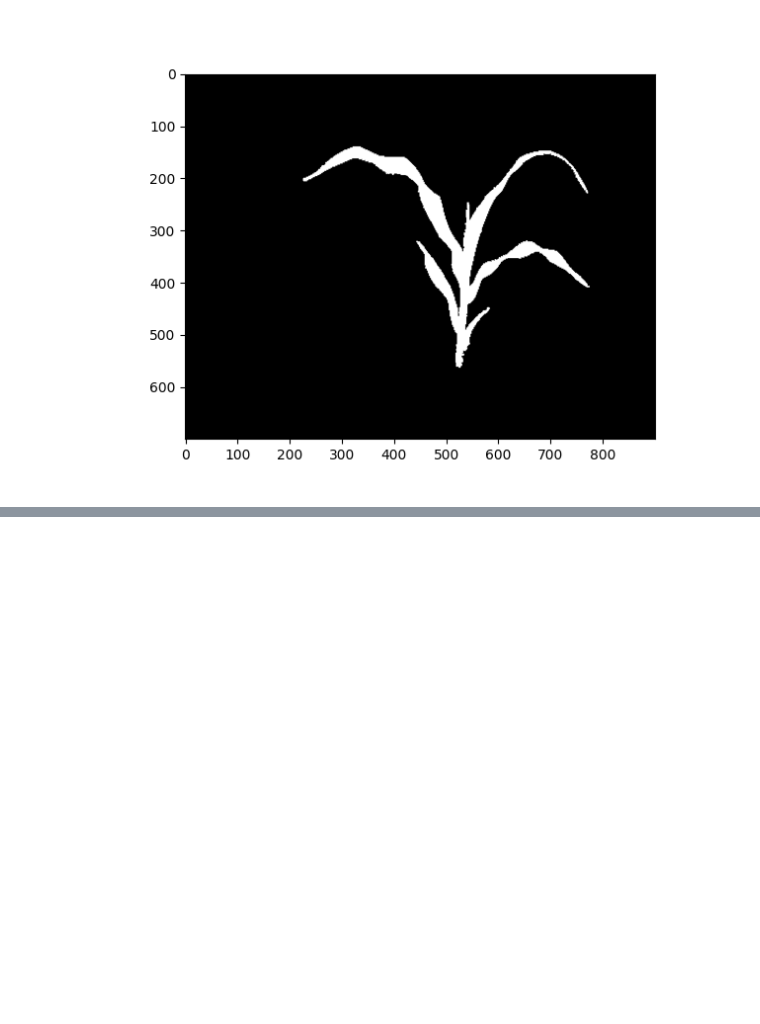
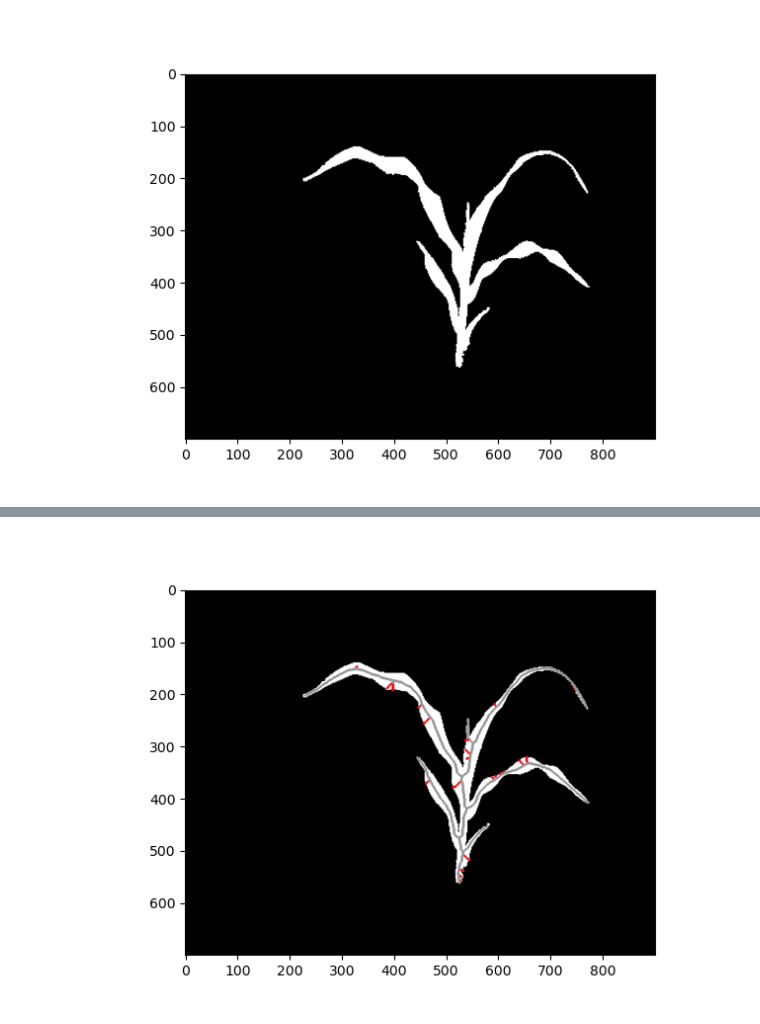
Before and after one commit to danforthcenter/plantcv-tutorial-morphology, a Jupyter notebook: index-Colab.ipynb, the cells around one changed output, grey strips where cells are left out. Cells and saved outputs as stored; diff of their text form; code cells hidden in the pictures; blank space fills up the shorter version.

```diff
--- a/index-Colab.ipynb
+++ b/index-Colab.ipynb
@@ -309,0 +166,4 @@ pcv.outputs.save_results(filename=args.result, outformat="json")
+# %%
+morph.prune(50)
+# %% [output]
+[figure, added]
```
Also changed, not shown: parts of 60 cells of this notebook, 3 other files.
